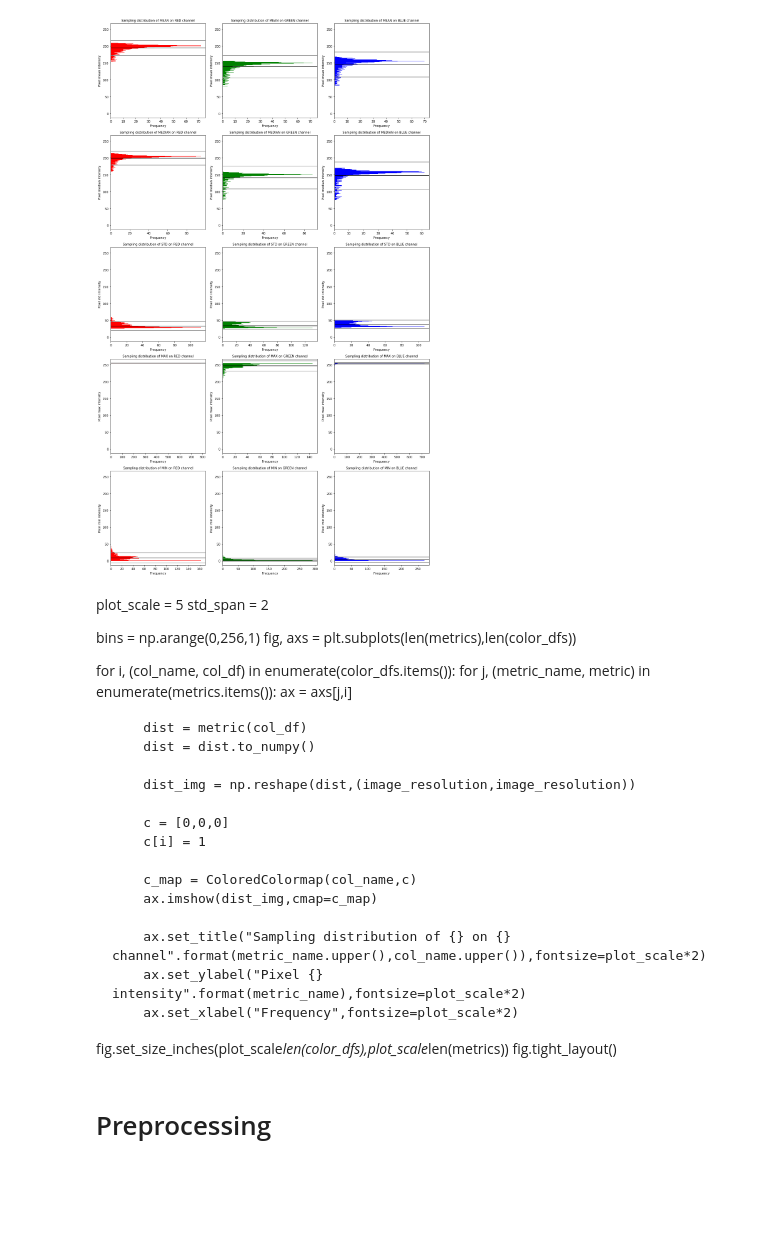
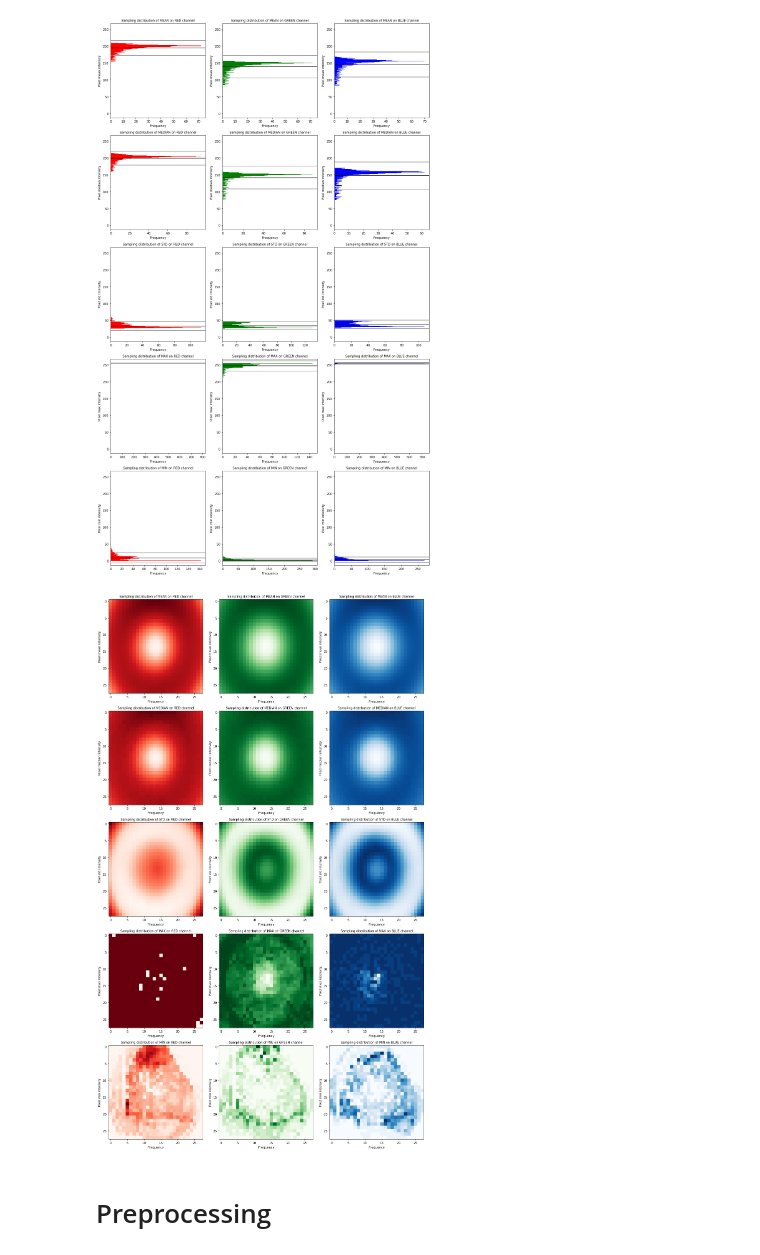
Before and after one commit to e-lubrini/pseudo-labelling, a Jupyter notebook: PseudoLabelingDemo.ipynb, the cells around one changed output. Cells and saved outputs as stored; diff of their text form; code cells hidden in the pictures; blank space fills up the shorter version.

```diff
--- a/PseudoLabelingDemo.ipynb
+++ b/PseudoLabelingDemo.ipynb
@@ -293,32 +284,30 @@ class ColoredColormap(mpl_c.Colormap):
-# %% [markdown]
-plot_scale = 5
-std_span = 2
-
-bins = np.arange(0,256,1)
-fig, axs = plt.subplots(len(metrics),len(color_dfs))
-
-for i, (col_name, col_df) in enumerate(color_dfs.items()):
-    for j, (metric_name, metric) in enumerate(metrics.items()):
-        ax = axs[j,i]
-
-        dist = metric(col_df)
-        dist = dist.to_numpy()
-
-        dist_img = np.reshape(dist,(image_resolution,image_resolution))
-
-        c = [0,0,0]
-        c[i] = 1
-
-        c_map = ColoredColormap(col_name,c)
-        ax.imshow(dist_img,cmap=c_map)
-
-        ax.set_title("Sampling distribution of {} on {} channel".format(metric_name.upper(),col_name.upper()),fontsize=plot_scale*2)
-        ax.set_ylabel("Pixel {} intensity".format(metric_name),fontsize=plot_scale*2)
-        ax.set_xlabel("Frequency",fontsize=plot_scale*2)
-
-
-fig.set_size_inches(plot_scale*len(color_dfs),plot_scale*len(metrics))
-fig.tight_layout()
+# %%
+plot_scale = 5
+std_span = 2
+
+bins = np.arange(0,256,1)
+fig, axs = plt.subplots(len(metrics),len(color_dfs))
+
+for i, (col_name, col_df) in enumerate(color_dfs.items()):
+    for j, (metric_name, metric) in enumerate(metrics.items()):
+        ax = axs[j,i]
+
+        dist = metric(col_df)
+        dist = dist.to_numpy()
+
+        dist_img = np.reshape(dist,(image_resolution,image_resolution))
+
+        ax.imshow(dist_img,cmap=col_name+'s')
+
+        ax.set_title("Sampling distribution of {} on {} channel".format(metric_name.upper(),col_name.upper()),fontsize=plot_scale*2)
+        ax.set_ylabel("Pixel {} intensity".format(metric_name),fontsize=plot_scale*2)
+        ax.set_xlabel("Frequency",fontsize=plot_scale*2)
+
+
+fig.set_size_inches(plot_scale*len(color_dfs),plot_scale*len(metrics))
+fig.tight_layout()
+# %% [output]
+[figure, added]
 # %% [markdown]
 # Preprocessing
 # %%
```
Also changed, not shown: parts of 21 cells of this notebook.
